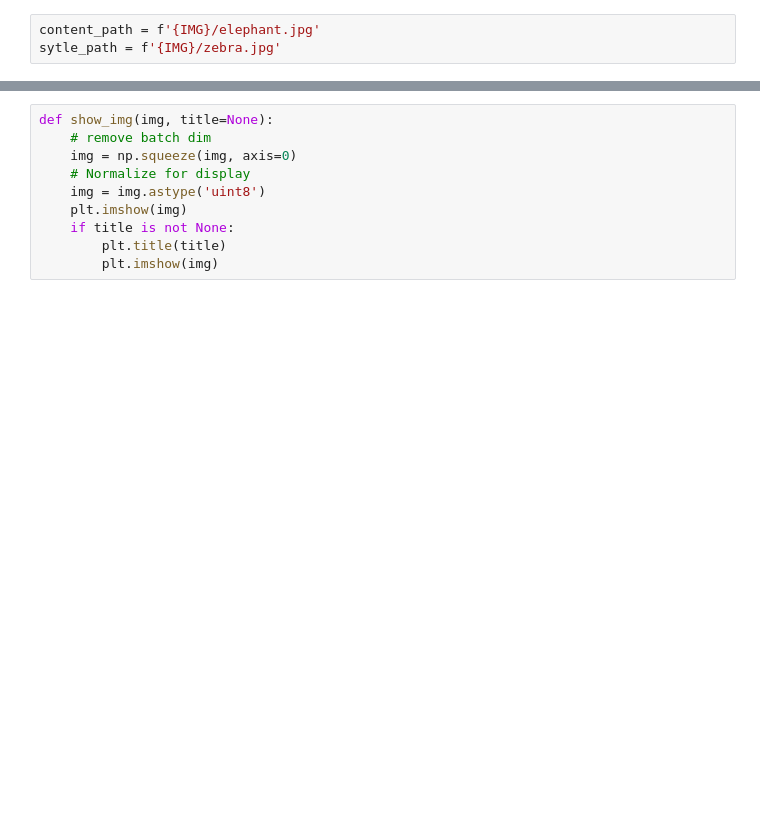
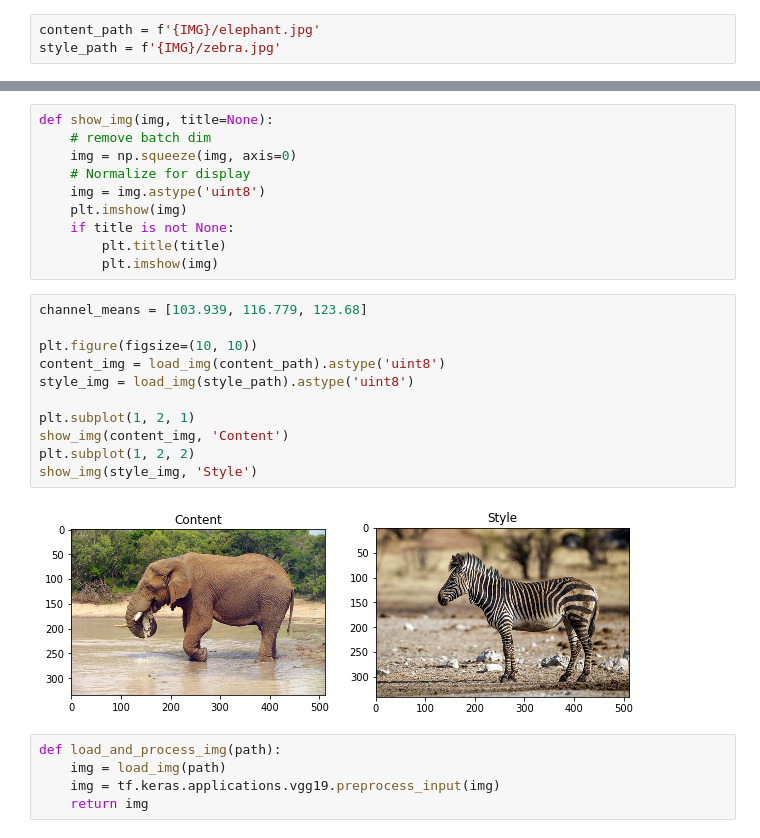
Before and after one commit to damiansp/neuralNet, a Jupyter notebook: python/tensorflow/tf2_0_quickstart/section3_applications/style_transfer.py.ipynb, the cells around one changed output, grey strips where cells are left out. Cells and saved outputs as stored; diff of their text form; blank space fills up the shorter version.

```diff
--- a/python/tensorflow/tf2_0_quickstart/section3_applications/style_transfer.py.ipynb
+++ b/python/tensorflow/tf2_0_quickstart/section3_applications/style_transfer.py.ipynb
@@ -22,7 +22,7 @@ face.png        skyscrapers.jpg zebra.jpg
 IMG = '../../../../images'
 # %%
 content_path = f'{IMG}/elephant.jpg'
-sytle_path = f'{IMG}/zebra.jpg'
+style_path = f'{IMG}/zebra.jpg'
 # %% [markdown]
 ### Image Preprocessing
 # %%
@@ -47,3 +47,21 @@ def show_img(img, title=None):
     if title is not None:
         plt.title(title)
         plt.imshow(img)
+# %%
+channel_means = [103.939, 116.779, 123.68]
+
+plt.figure(figsize=(10, 10))
+content_img = load_img(content_path).astype('uint8')
+style_img = load_img(style_path).astype('uint8')
+
+plt.subplot(1, 2, 1)
+show_img(content_img, 'Content')
+plt.subplot(1, 2, 2)
+show_img(style_img, 'Style')
+# %% [output]
+[figure, added]
+# %%
+def load_and_process_img(path):
+    img = load_img(path)
+    img = tf.keras.applications.vgg19.preprocess_input(img)
+    return img
```
Also changed, not shown: parts of 1 cell of this notebook.
